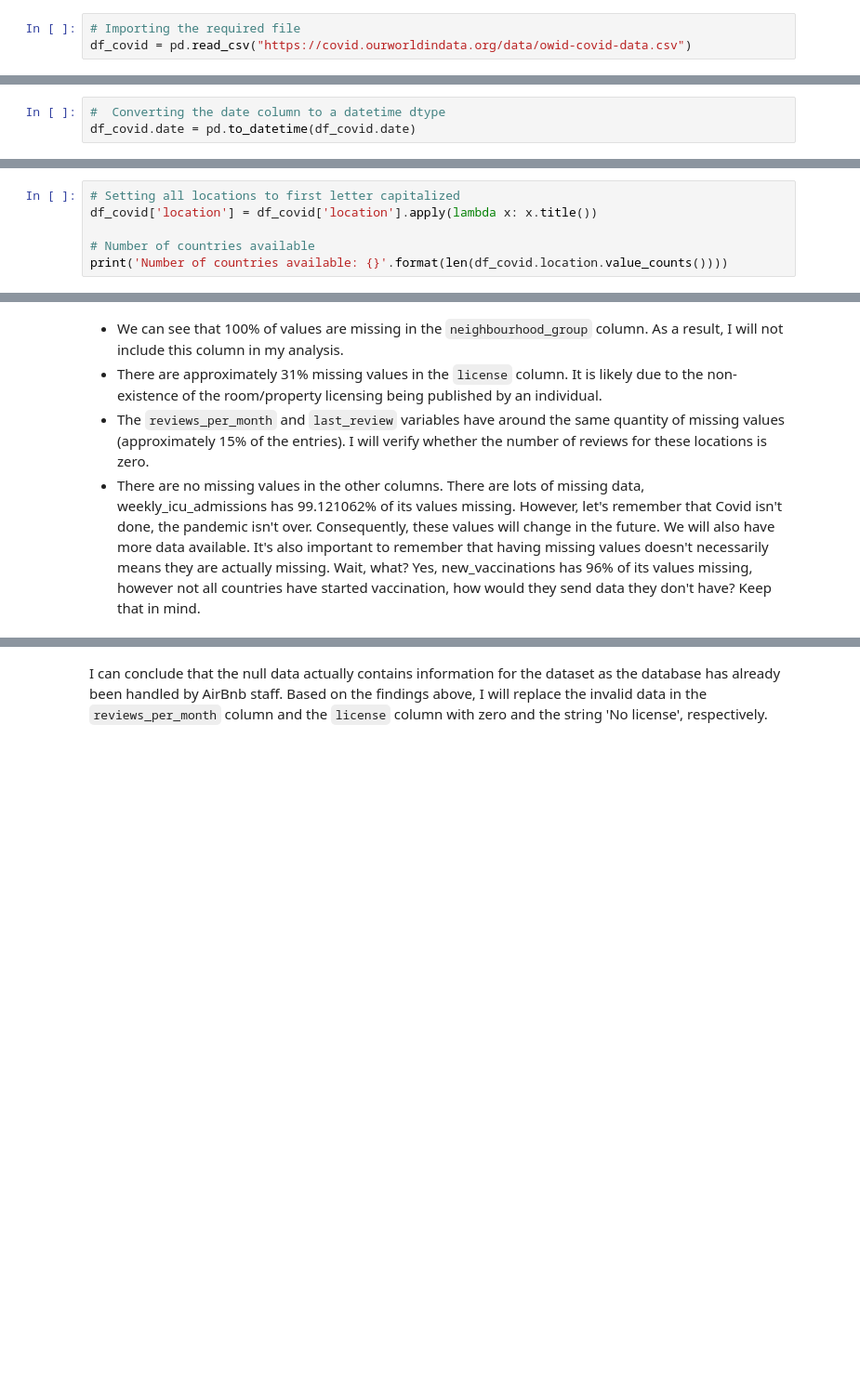
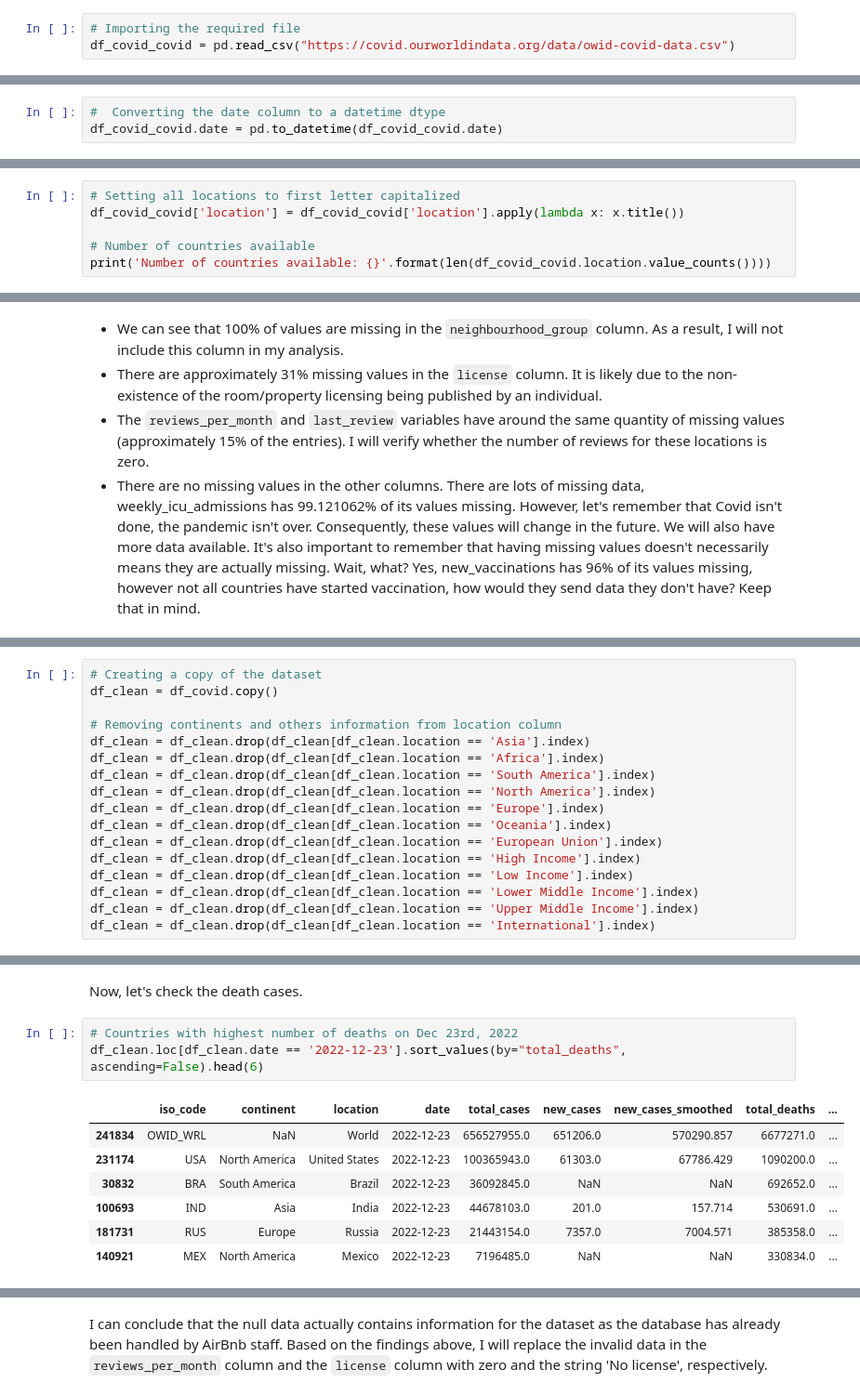
Before and after one commit to Mdrsilva/Covid-19_Data_Analysis, a Jupyter notebook: Covid_19_Data_Analysis.ipynb, the cells around one changed output, grey strips where cells are left out. Shown at 93% size. Drawn from its saved outputs; the diff is of its cells as text; blank space fills up the shorter version.

```diff
--- a/Covid_19_Data_Analysis.ipynb
+++ b/Covid_19_Data_Analysis.ipynb
@@ -71,7 +71,7 @@ pd.set_option('display.max_rows', None);
 Before moving forward, I will import the table and do some basic visualizations.
 # %%
 # Importing the required file
-df_covid = pd.read_csv("https://covid.ourworldindata.org/data/owid-covid-data.csv")
+df_covid_covid = pd.read_csv("https://covid.ourworldindata.org/data/owid-covid-data.csv")
 # %% [markdown]
 ## Exploratory Data Analysis (EDA)
 
@@ -221,16 +223,16 @@ As we can see, all columns are of float type, except for `iso_code`,
 As the `date` variable represents time, I will convert this column to a datetime dtype.
 # %%
 #  Converting the date column to a datetime dtype
-df_covid.date = pd.to_datetime(df_covid.date)
+df_covid_covid.date = pd.to_datetime(df_covid_covid.date)
 # %% [markdown]
 Sometimes, due to typographical error, we can have attributes referring to the same, for example, Canada and CaNada are not considered as the same.
 To avoid this, I will make sure the name of each country starts with a capitalized letter and the rest is all composed by lower cases.
 Python allows us to do this by using title() function.
 # %%
 # Setting all locations to first letter capitalized
-df_covid['location'] = df_covid['location'].apply(lambda x: x.title())
+df_covid_covid['location'] = df_covid_covid['location'].apply(lambda x: x.title())
 
 # Number of countries available
-print('Number of countries available: {}'.format(len(df_covid.location.value_counts())))
+print('Number of countries available: {}'.format(len(df_covid_covid.location.value_counts())))
 # %% [output]
 Number of countries available: 248
@@ -275,0 +306,17 @@ Keep that in mind.
+# %%
+# Creating a copy of the dataset
+df_clean = df_covid.copy()
+
+# Removing continents and others information from location column
+df_clean = df_clean.drop(df_clean[df_clean.location == 'Asia'].index)
+df_clean = df_clean.drop(df_clean[df_clean.location == 'Africa'].index)
+df_clean = df_clean.drop(df_clean[df_clean.location == 'South America'].index)
+df_clean = df_clean.drop(df_clean[df_clean.location == 'North America'].index)
+df_clean = df_clean.drop(df_clean[df_clean.location == 'Europe'].index)
+df_clean = df_clean.drop(df_clean[df_clean.location == 'Oceania'].index)
+df_clean = df_clean.drop(df_clean[df_clean.location == 'European Union'].index)
+df_clean = df_clean.drop(df_clean[df_clean.location == 'High Income'].index)
+df_clean = df_clean.drop(df_clean[df_clean.location == 'Low Income'].index)
+df_clean = df_clean.drop(df_clean[df_clean.location == 'Lower Middle Income'].index)
+df_clean = df_clean.drop(df_clean[df_clean.location == 'Upper Middle Income'].index)
+df_clean = df_clean.drop(df_clean[df_clean.location == 'International'].index)
@@ -275,0 +364,13 @@ Keep that in mind.
+# %% [markdown]
+Now, let's check the death cases.
+# %%
+# Countries with highest number of deaths on Dec 23rd, 2022
+df_clean.loc[df_clean.date == '2022-12-23'].sort_values(by="total_deaths", ascending=False).head(6)
+# %% [output]
+|  | iso_code | continent | location | date | total_cases | new_cases | new_cases_smoothed | total_deaths | ... |
+| 241834 | OWID_WRL | NaN | World | 2022-12-23 | 656527955.0 | 651206.0 | 570290.857 | 6677271.0 | ... |
+| 231174 | USA | North America | United States | 2022-12-23 | 100365943.0 | 61303.0 | 67786.429 | 1090200.0 | ... |
+| 30832 | BRA | South America | Brazil | 2022-12-23 | 36092845.0 | NaN | NaN | 692652.0 | ... |
+| 100693 | IND | Asia | India | 2022-12-23 | 44678103.0 | 201.0 | 157.714 | 530691.0 | ... |
+| 181731 | RUS | Europe | Russia | 2022-12-23 | 21443154.0 | 7357.0 | 7004.571 | 385358.0 | ... |
+| 140921 | MEX | North America | Mexico | 2022-12-23 | 7196485.0 | NaN | NaN | 330834.0 | ... |
```
Also changed, not shown: parts of 48 cells of this notebook.
